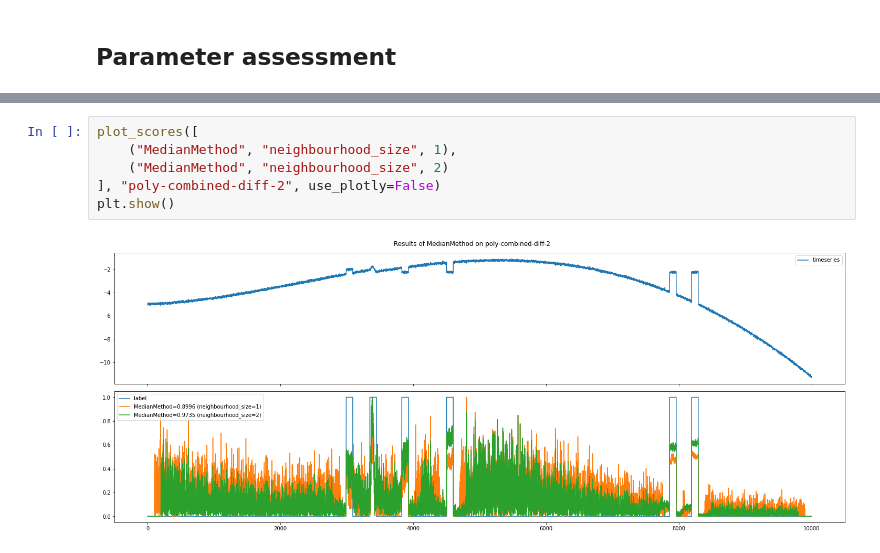
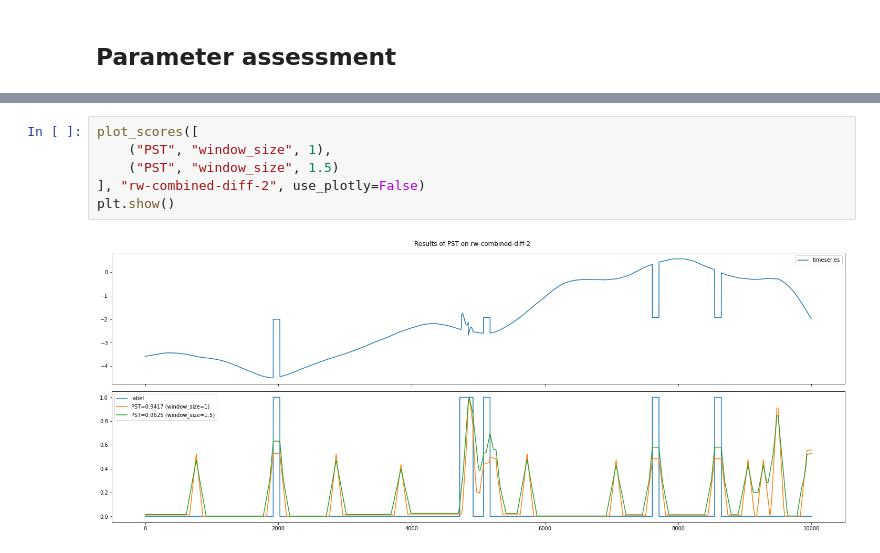
Before and after one commit to TimeEval/TimeEval, a Jupyter notebook: notebooks/TimeEval parameter optimization analysis 4.ipynb, the cells around one changed output, grey strips where cells are left out. Drawn from its saved outputs; the diff is of its cells as text.

```diff
--- a/notebooks/TimeEval parameter optimization analysis 4.ipynb
+++ b/notebooks/TimeEval parameter optimization analysis 4.ipynb
@@ -318,8 +332,8 @@ with pd.option_context("display.max_rows", None, "display.max_columns", None):
 # %%
 plot_scores([
-    ("MedianMethod", "neighbourhood_size", 1),
-    ("MedianMethod", "neighbourhood_size", 2)
-], "poly-combined-diff-2", use_plotly=False)
+    ("PST", "window_size", 1),
+    ("PST", "window_size", 1.5)
+], "rw-combined-diff-2", use_plotly=False)
 plt.show()
 # %% [output]
-[figure, old version]
+[figure, new version]
```
Also changed, not shown: parts of 5 cells of this notebook, 3 other files.
